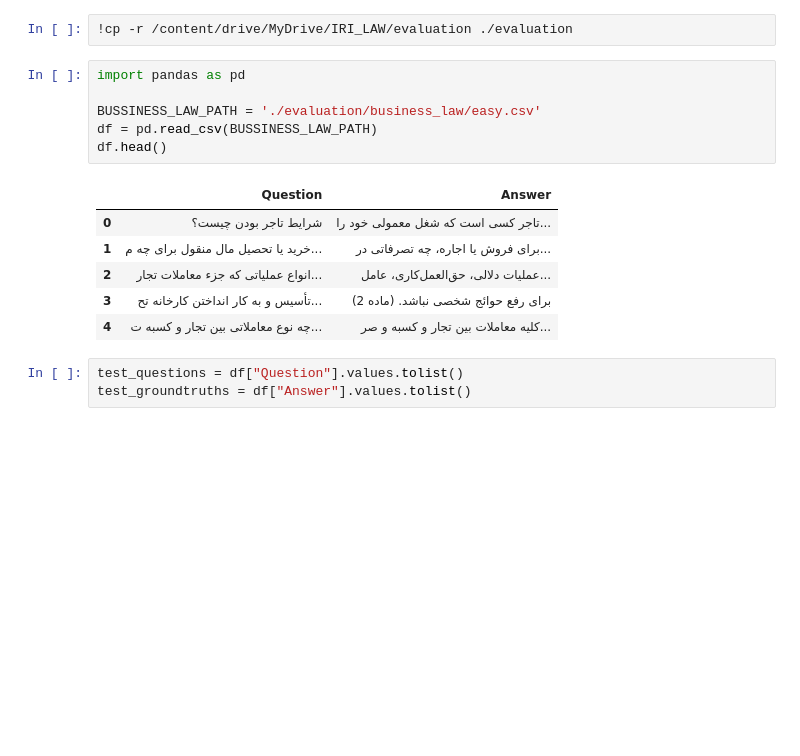
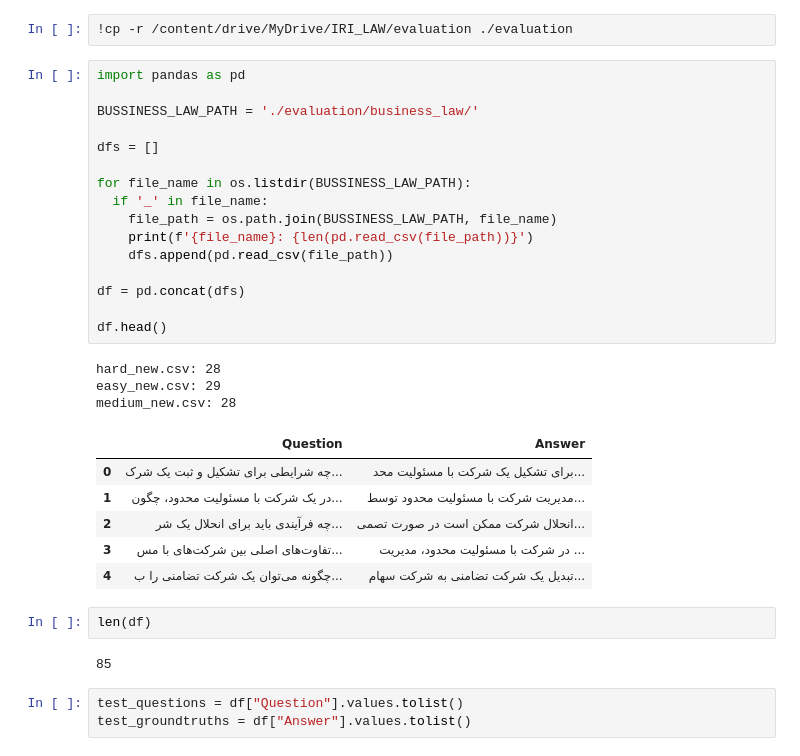
Before and after one commit to NLP-Final-Projects/IRI_LAW, a Jupyter notebook: Shayan_IRI_LAW_RAG.ipynb, the cells around one changed output. Drawn from its saved outputs; the diff is of its cells as text; blank space fills up the shorter version.

```diff
--- a/Shayan_IRI_LAW_RAG.ipynb
+++ b/Shayan_IRI_LAW_RAG.ipynb
@@ -301,19 +298,36 @@ Closing server running on port: 7860
 # locale.getpreferredencoding = lambda: "UTF-8"
 # %%
 !cp -r /content/drive/MyDrive/IRI_LAW/evaluation ./evaluation
-# %%
-import pandas as pd
-
-BUSSINESS_LAW_PATH = './evaluation/business_law/easy.csv'
-df = pd.read_csv(BUSSINESS_LAW_PATH)
-df.head()
-# %% [output]
-|  | Question | Answer |
-| 0 | شرایط تاجر بودن چیست؟ | تاجر کسی است که شغل معمولی خود را... |
-| 1 | خرید یا تحصیل مال منقول برای چه م... | برای فروش یا اجاره، چه تصرفاتی در... |
-| 2 | انواع عملیاتی که جزء معاملات تجار... | عملیات دلالی، حق‌العمل‌کاری، عامل... |
-| 3 | تأسیس و به کار انداختن کارخانه تح... | برای رفع حوائج شخصی نباشد. (ماده 2) |
-| 4 | چه نوع معاملاتی بین تجار و کسبه ت... | کلیه معاملات بین تجار و کسبه و صر... |
+# %%
+import pandas as pd
+
+BUSSINESS_LAW_PATH = './evaluation/business_law/'
+
+dfs = []
+
+for file_name in os.listdir(BUSSINESS_LAW_PATH):
+  if '_' in file_name:
+    file_path = os.path.join(BUSSINESS_LAW_PATH, file_name)
+    print(f'{file_name}: {len(pd.read_csv(file_path))}')
+    dfs.append(pd.read_csv(file_path))
+
+df = pd.concat(dfs)
+
+df.head()
+# %% [output]
+hard_new.csv: 28
+easy_new.csv: 29
+medium_new.csv: 28
+|  | Question | Answer |
+| 0 | چه شرایطی برای تشکیل و ثبت یک شرک... | برای تشکیل یک شرکت با مسئولیت محد... |
+| 1 | در یک شرکت با مسئولیت محدود، چگون... | مدیریت شرکت با مسئولیت محدود توسط... |
+| 2 | چه فرآیندی باید برای انحلال یک شر... | انحلال شرکت ممکن است در صورت تصمی... |
+| 3 | تفاوت‌های اصلی بین شرکت‌های با مس... | در شرکت با مسئولیت محدود، مدیریت ... |
+| 4 | چگونه می‌توان یک شرکت تضامنی را ب... | تبدیل یک شرکت تضامنی به شرکت سهام... |
+# %%
+len(df)
+# %% [output]
+85
 # %%
 test_questions = df["Question"].values.tolist()
 test_groundtruths = df["Answer"].values.tolist()
```
Also changed, not shown: parts of 18 cells of this notebook.
